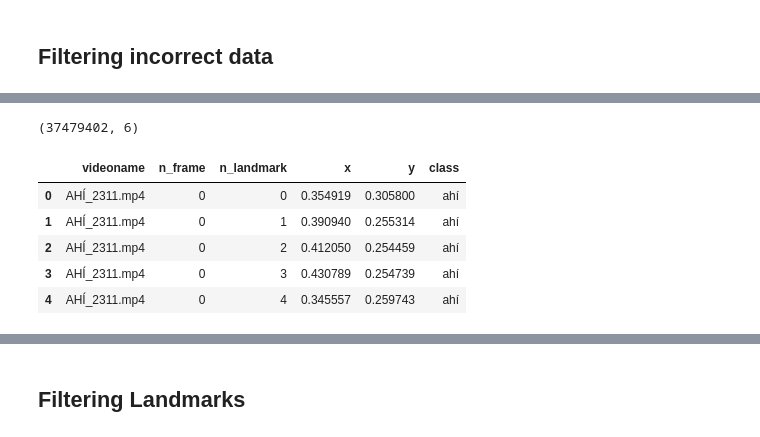
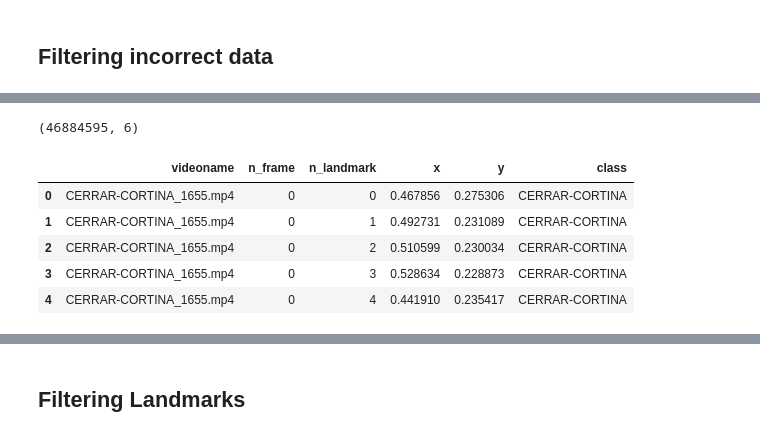
Before and after one commit to StevRamos/PSL-GAN, a Jupyter notebook: EDA/01 - EDA.ipynb, the cells around one changed output, grey strips where cells are left out. Saved outputs shown, nothing was run; the diff lists cells and outputs as text; code cells hidden in the pictures.

```diff
--- a/EDA/01 - EDA.ipynb
+++ b/EDA/01 - EDA.ipynb
@@ -416,3 +591,7 @@ msno.dendrogram(df_flag_lm_orig[list_landmarks_mp_names])
 # PUCP dataset
 # %% [markdown]
 ## Filtering incorrect data
+# %%
+#adding max landmark to wp dataset
+df_pucp_wp_or_corr["n_landmark"] = df_pucp_wp_or_corr["n_landmark"] + max_landmark + 1
+df_pucp_wp_or_corr.head(10)
@@ -419,13 +610,16 @@ msno.dendrogram(df_flag_lm_orig[list_landmarks_mp_names])
 # %%
 df_or = pd.concat([df_pucp_mp_or_corr[["videoname", "n_frame", "n_landmark",
-                                "x", "y", "class"]]]).reset_index(drop=True)
+                                "x", "y", "class"]],
+                  df_pucp_wp_or_corr[["videoname", "n_frame", "n_landmark",
+                                "x", "y", "class"]]
+                  ]).reset_index(drop=True)
 print(df_or.shape)
 df_or.head()
 # %% [output]
-(37479402, 6)
+(46884595, 6)
 |  | videoname | n_frame | n_landmark | x | y | class |
-| 0 | AHÍ_2311.mp4 | 0 | 0 | 0.354919 | 0.305800 | ahí |
-| 1 | AHÍ_2311.mp4 | 0 | 1 | 0.390940 | 0.255314 | ahí |
-| 2 | AHÍ_2311.mp4 | 0 | 2 | 0.412050 | 0.254459 | ahí |
-| 3 | AHÍ_2311.mp4 | 0 | 3 | 0.430789 | 0.254739 | ahí |
-| 4 | AHÍ_2311.mp4 | 0 | 4 | 0.345557 | 0.259743 | ahí |
+| 0 | CERRAR-CORTINA_1655.mp4 | 0 | 0 | 0.467856 | 0.275306 | CERRAR-CORTINA |
+| 1 | CERRAR-CORTINA_1655.mp4 | 0 | 1 | 0.492731 | 0.231089 | CERRAR-CORTINA |
+| 2 | CERRAR-CORTINA_1655.mp4 | 0 | 2 | 0.510599 | 0.230034 | CERRAR-CORTINA |
+| 3 | CERRAR-CORTINA_1655.mp4 | 0 | 3 | 0.528634 | 0.228873 | CERRAR-CORTINA |
+| 4 | CERRAR-CORTINA_1655.mp4 | 0 | 4 | 0.441910 | 0.235417 | CERRAR-CORTINA |
```
Also changed, not shown: parts of 44 cells of this notebook, 1 other file.
